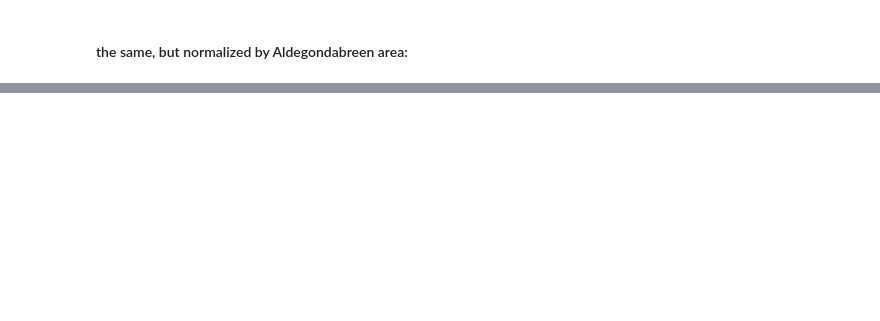
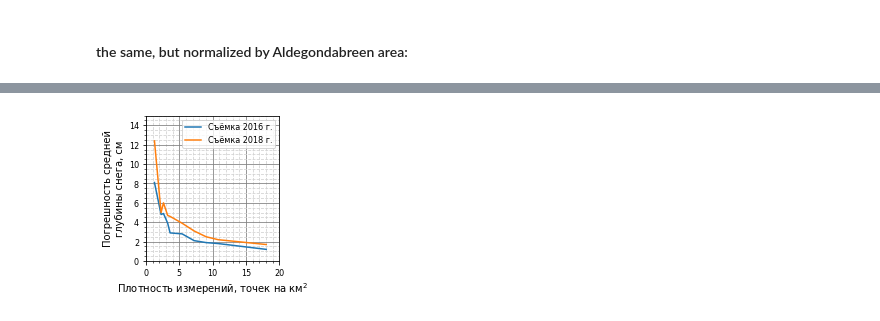
Before and after one commit to tepextepex/barentsburg-meteo, a Jupyter notebook: winter_uncertainty_chart.ipynb, the cells around one changed output, grey strips where cells are left out. Cells and saved outputs as stored; diff of their text form; code cells hidden in the pictures; blank space fills up the shorter version.

```diff
--- a/winter_uncertainty_chart.ipynb
+++ b/winter_uncertainty_chart.ipynb
@@ -81,0 +87,31 @@ for fig_path in fig_paths:
+# %%
+area_2018 = 5.54  # sq km
+
+point_density = [float(x) / area_2018 for x in point_count]
+
+fig, ax = plt.subplots()
+fig.set_size_inches(1*wu, 1*hu)
+# plt.xticks(rotation=90)
+
+ax.plot(point_density, rms_2016, label="Съёмка 2016 г.")
+ax.plot(point_density, rms_2018, label="Съёмка 2018 г.")
+
+ax.set_xlabel("Плотность измерений, точек на км$^2$")
+ax.set_ylabel("Погрешность средней\nглубины снега, см")
+
+ax.set_xlim(0, 20)
+ax.set_ylim(0, 15)
+
+ax.legend()
+
+plt.minorticks_on()
+ax.grid(b=True, which='major', color='grey', linestyle='-')
+ax.grid(b=True, which='minor', color='lightgrey', linestyle='--')
+
+fig.tight_layout()
+
+fig_paths = ("snow_thickness_uncertainty_norm_RU.png", "snow_thickness_uncertainty_norm_RU.pdf")
+for fig_path in fig_paths:
+    plt.savefig(os.path.join(fig_dir, fig_path), dpi=300, transparent=False, facecolor="white", bbox_inches='tight')
+# %% [output]
+[figure, added]
```
Also changed, not shown: parts of 3 cells of this notebook.
